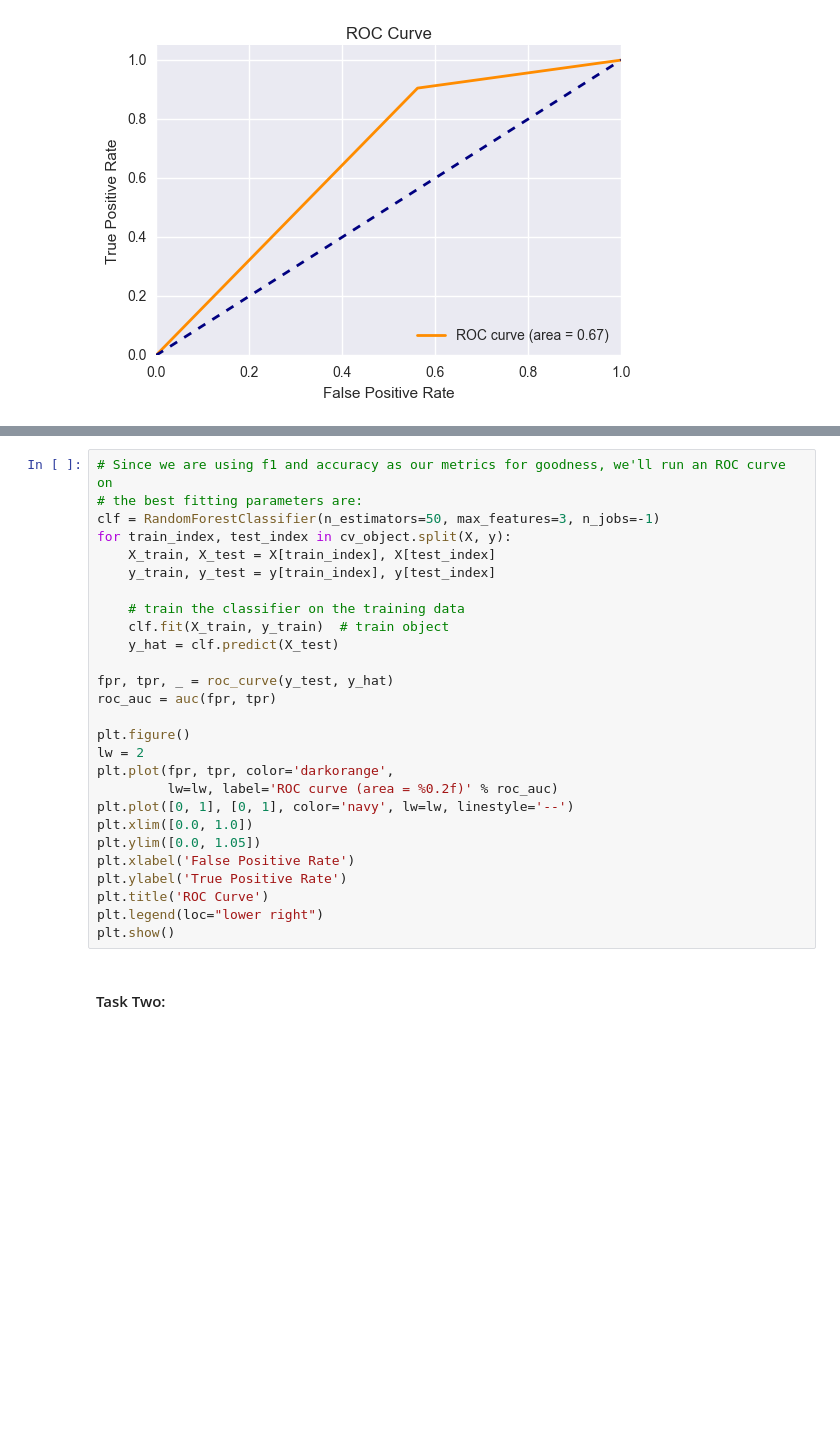
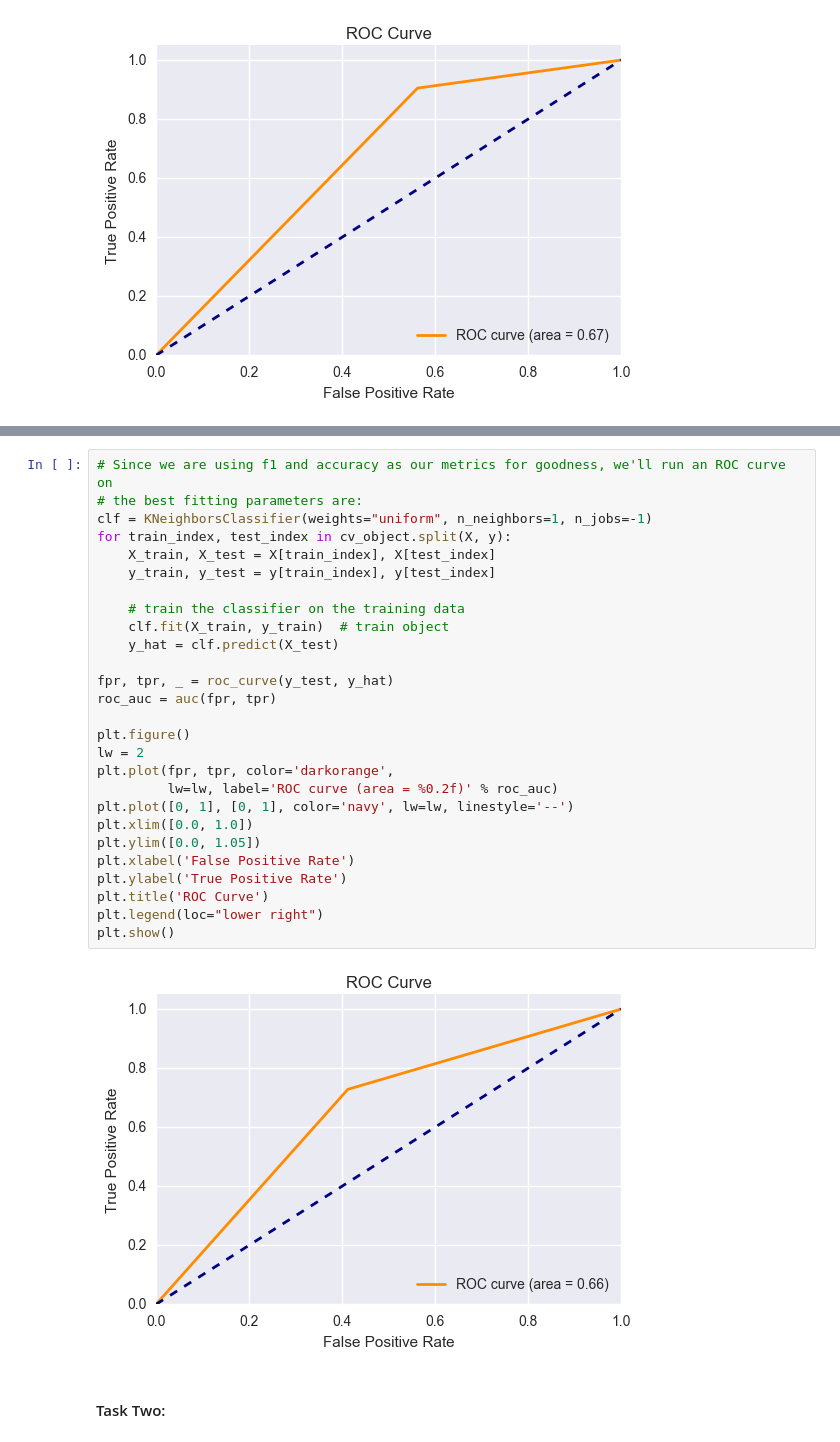
Before and after one commit to Dangerbotz/network_intrusion_detection_system, a Jupyter notebook: BalzerSrinivasThungVanceLab2.ipynb, the cells around one changed output, grey strips where cells are left out. Cells and saved outputs as stored; diff of their text form; blank space fills up the shorter version.

```diff
--- a/BalzerSrinivasThungVanceLab2.ipynb
+++ b/BalzerSrinivasThungVanceLab2.ipynb
@@ -626,30 +629,32 @@ precision {'knn__weights': 'distance', 'knn__n_neighbors': 2}
 # %%
 # Since we are using f1 and accuracy as our metrics for goodness, we'll run an ROC curve on
 # the best fitting parameters are:
-clf = RandomForestClassifier(n_estimators=50, max_features=3, n_jobs=-1)
+clf = KNeighborsClassifier(weights="uniform", n_neighbors=1, n_jobs=-1)
 for train_index, test_index in cv_object.split(X, y):
     X_train, X_test = X[train_index], X[test_index]
     y_train, y_test = y[train_index], y[test_index]
 
     # train the classifier on the training data
     clf.fit(X_train, y_train)  # train object
     y_hat = clf.predict(X_test)
 
 fpr, tpr, _ = roc_curve(y_test, y_hat)
 roc_auc = auc(fpr, tpr)
 
 plt.figure()
 lw = 2
 plt.plot(fpr, tpr, color='darkorange',
          lw=lw, label='ROC curve (area = %0.2f)' % roc_auc)
 plt.plot([0, 1], [0, 1], color='navy', lw=lw, linestyle='--')
 plt.xlim([0.0, 1.0])
 plt.ylim([0.0, 1.05])
 plt.xlabel('False Positive Rate')
 plt.ylabel('True Positive Rate')
 plt.title('ROC Curve')
 plt.legend(loc="lower right")
 plt.show()
+# %% [output]
+[figure, added]
 # %% [markdown]
 #### Task Two:
 # %% [markdown]
```
Also changed, not shown: parts of 22 cells of this notebook.
